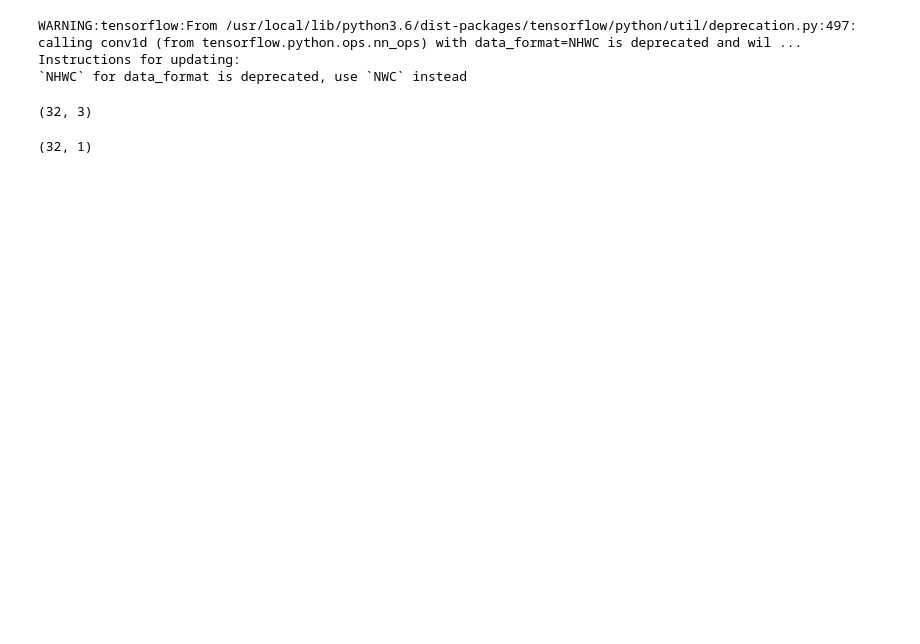
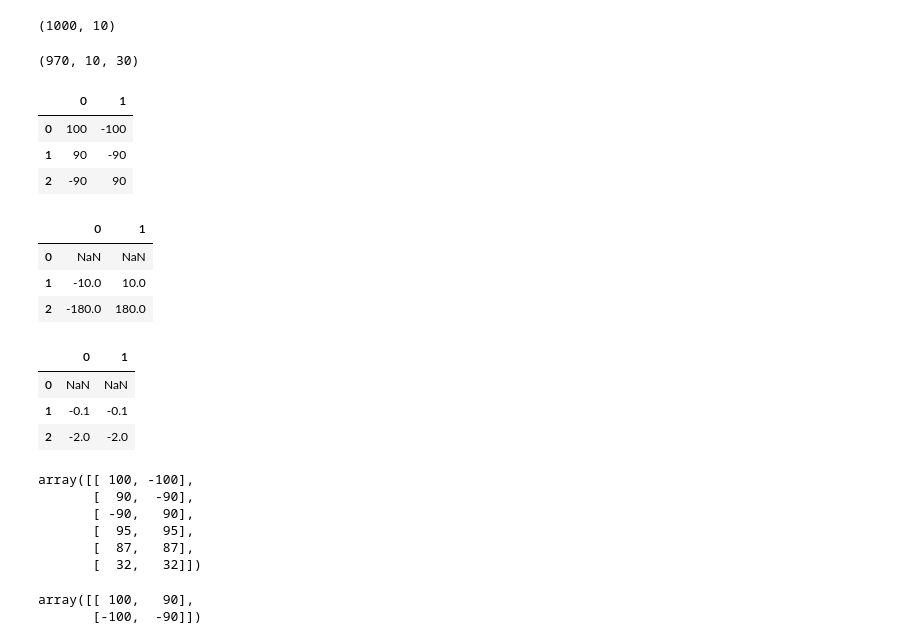
Before and after one commit to vaaale/stockbot, a Jupyter notebook: StockBot.ipynb, the cells around one changed output. Cells and saved outputs as stored; diff of their text form; code cells hidden in the pictures; blank space fills up the shorter version.

```diff
--- a/StockBot.ipynb
+++ b/StockBot.ipynb
@@ -109,29 +64,0 @@ Y-shape: (32,)
-# %%
-# Create model
-def create_model(batchX, batchY, advantage):
-    conv1 = tf.layers.conv1d(inputs=batchX, data_format='channels_last', filters=18, kernel_size=2, strides=1, padding='same', activation = tf.nn.tanh)
-    conv2 = tf.layers.conv1d(inputs=conv1, data_format='channels_last', filters=36, kernel_size=2, strides=1, padding='same', activation = tf.nn.tanh)
-    flat = tf.reshape(conv2, (-1, 36*num_periods))
-    logits = tf.layers.dense(flat, 3)
-
-    outputs = tf.multinomial(logits, 1)
-    logprob = -tf.nn.sparse_softmax_cross_entropy_with_logits(labels=batchY, logits=logits)
-    loss = -tf.reduce_mean(logprob * advantage)
-    return loss, outputs, logits
-
-
-# Define placeholders
-batchX_placeholder = tf.placeholder(tf.float32, [batch_size, num_periods, num_input], name='PL_X')
-batchY_placeholder = tf.placeholder(tf.int32, [batch_size], name='PL_Y')
-advantage_placeholder = tf.placeholder(tf.float32, [batch_size], name='PL_ADV')
-
-# Build model
-loss, outputs, logits = create_model(batchX_placeholder, batchY_placeholder, advantage_placeholder)
-
-# Build training step
-optimizer = tf.train.AdamOptimizer(learning_rate=learning_rate)
-train_step = optimizer.minimize(loss)
-# %% [output]
-WARNING:tensorflow:From /usr/local/lib/python3.6/dist-packages/tensorflow/python/util/deprecation.py:497: calling conv1d (from tensorflow.python.ops.nn_ops) with data_format=NHWC is deprecated and wil ...
-Instructions for updating:
-`NHWC` for data_format is deprecated, use `NWC` instead
@@ -151,4 +65,4 @@ with tf.Session() as sess:
 # %%
-_logits.shape
+df_pct.shape
 # %% [output]
-(32, 3)
+(1000, 10)
@@ -155,9 +72,35 @@ _logits.shape
 # %%
-_outputs.shape
+training_data.shape
 # %% [output]
-(32, 1)
+(970, 10, 30)
 # %%
 env = Game(batch_size, num_periods)
 something = env.play(x, _outputs[0])
 print(something)
 print(len(something))
+# %%
+# Lag en dataframe med to serier
+df = pd.DataFrame([[100, 90, -90],[-100, -90, 90]]).T
+df
+# %% [output]
+|  | 0 | 1 |
+| 0 | 100 | -100 |
+| 1 | 90 | -90 |
+| 2 | -90 | 90 |
+# %%
+# Beregn endringer fra en rad til neste
+df.diff()
+# %% [output]
+|  | 0 | 1 |
+| 0 | NaN | NaN |
+| 1 | -10.0 | 10.0 |
+| 2 | -180.0 | 180.0 |
+# %%
+
+# Beregn endringen i %
+df.pct_change()
+# %% [output]
+|  | 0 | 1 |
+| 0 | NaN | NaN |
+| 1 | -0.1 | -0.1 |
+| 2 | -2.0 | -2.0 |
@@ -163,0 +109,9 @@ print(len(something))
+# %%
+df.values
+# %% [output]
+array([[ 100, -100],
+       [  90,  -90],
+       [ -90,   90],
+       [  95,   95],
+       [  87,   87],
+       [  32,   32]])
@@ -163,0 +121,5 @@ print(len(something))
+# %%
+foo[0]
+# %% [output]
+array([[ 100,   90],
+       [-100,  -90]])
```
Also changed, not shown: parts of 13 cells of this notebook.
